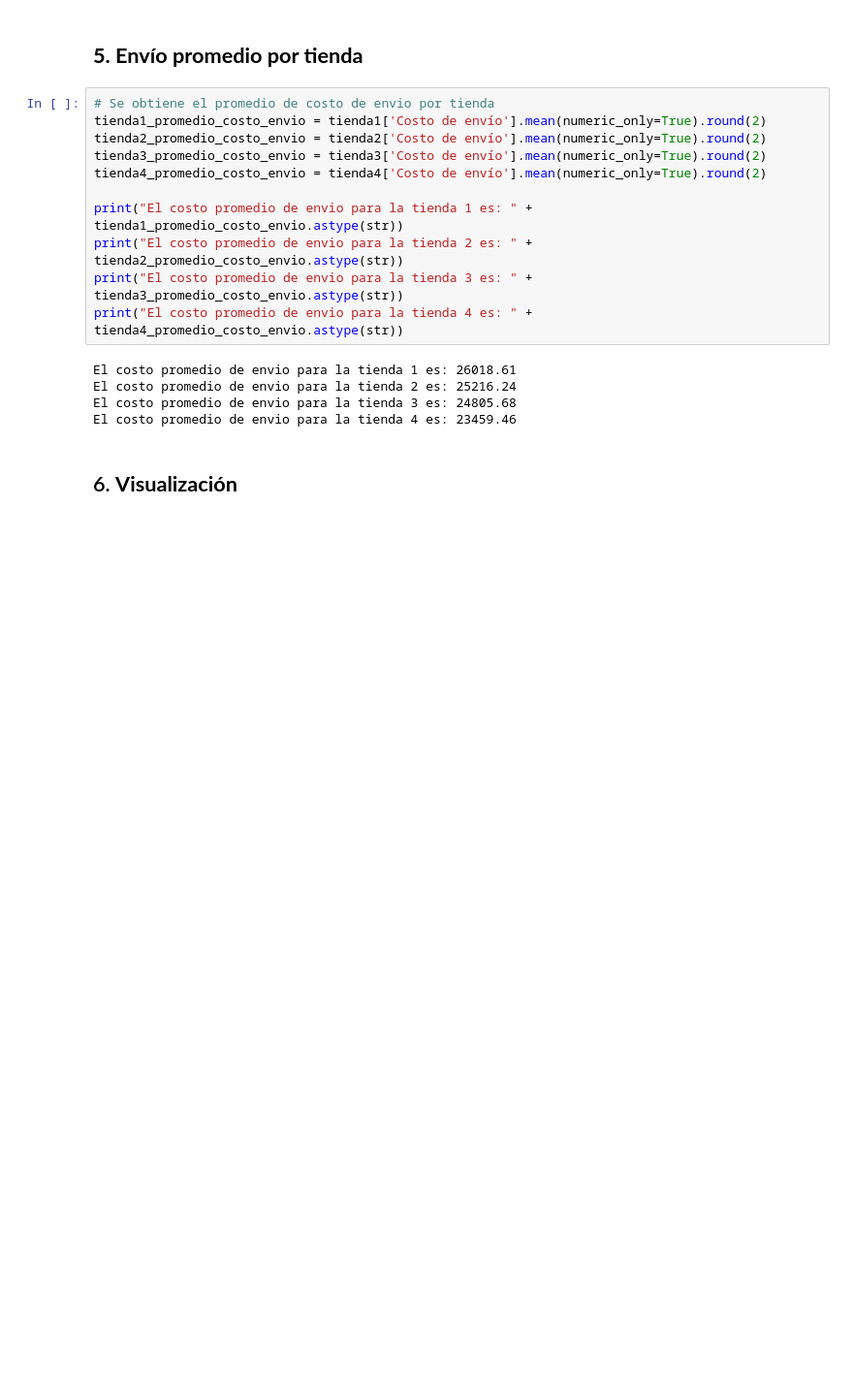
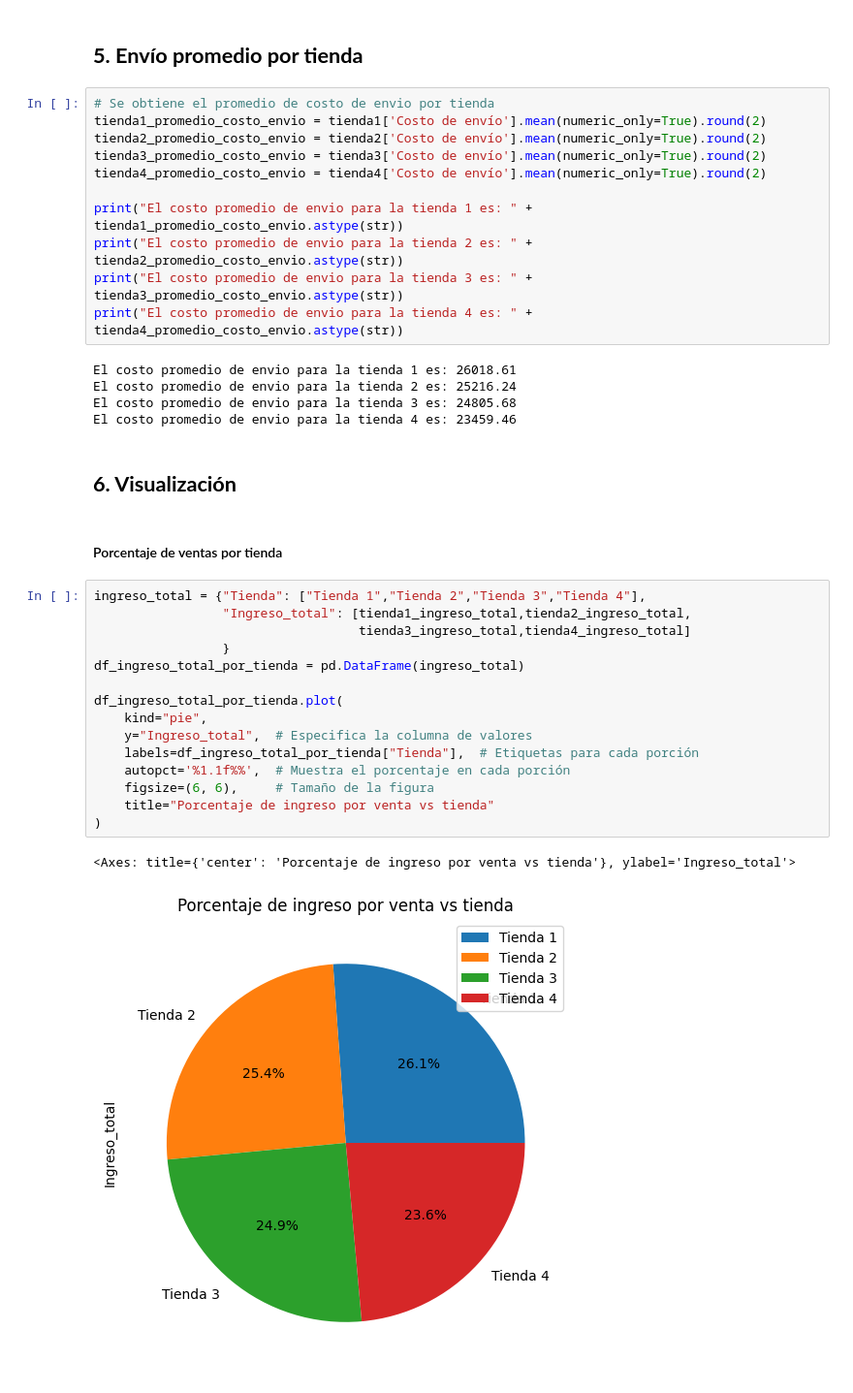
Before and after one commit to anbeld12/Challenge_AluraStoreLatam, a Jupyter notebook: Challenge_AluraStoreLatam.ipynb, the cells around one changed output. Shown at 97% size. Cells and saved outputs as stored; diff of their text form; blank space fills up the shorter version.

```diff
--- a/Challenge_AluraStoreLatam.ipynb
+++ b/Challenge_AluraStoreLatam.ipynb
@@ -280,4 +280,24 @@ El costo promedio de envio para la tienda 2 es: 25216.24
 El costo promedio de envio para la tienda 3 es: 24805.68
 El costo promedio de envio para la tienda 4 es: 23459.46
 # %% [markdown]
-## 6. **Visualización**
+## **6. Visualización**
+# %% [markdown]
+#### Porcentaje de ventas por tienda
+# %%
+ingreso_total = {"Tienda": ["Tienda 1","Tienda 2","Tienda 3","Tienda 4"],
+                 "Ingreso_total": [tienda1_ingreso_total,tienda2_ingreso_total,
+                                   tienda3_ingreso_total,tienda4_ingreso_total]
+                 }
+df_ingreso_total_por_tienda = pd.DataFrame(ingreso_total)
+
+df_ingreso_total_por_tienda.plot(
+    kind="pie",
+    y="Ingreso_total",  # Especifica la columna de valores
+    labels=df_ingreso_total_por_tienda["Tienda"],  # Etiquetas para cada porción
+    autopct='%1.1f%%',  # Muestra el porcentaje en cada porción
+    figsize=(6, 6),     # Tamaño de la figura
+    title="Porcentaje de ingreso por venta vs tienda"
+)
+# %% [output]
+<Axes: title={'center': 'Porcentaje de ingreso por venta vs tienda'}, ylabel='Ingreso_total'>
+[figure, added]
```
Also changed, not shown: parts of 7 cells of this notebook.
